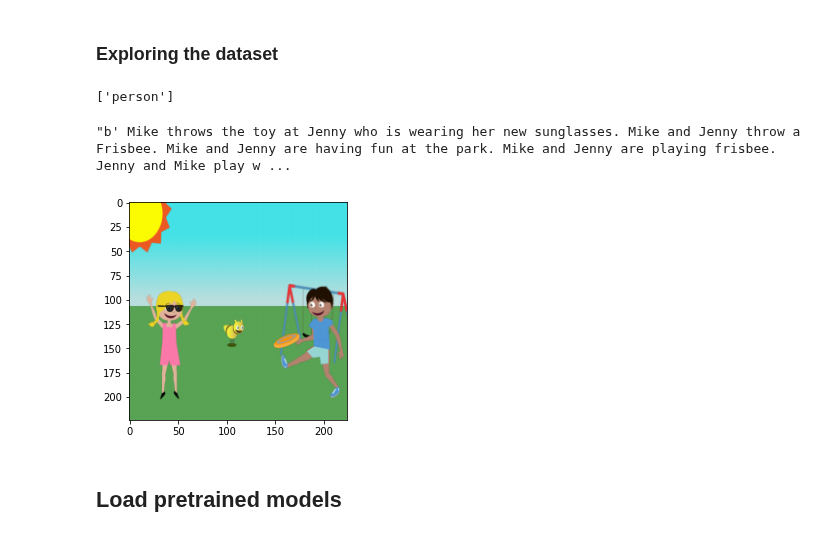
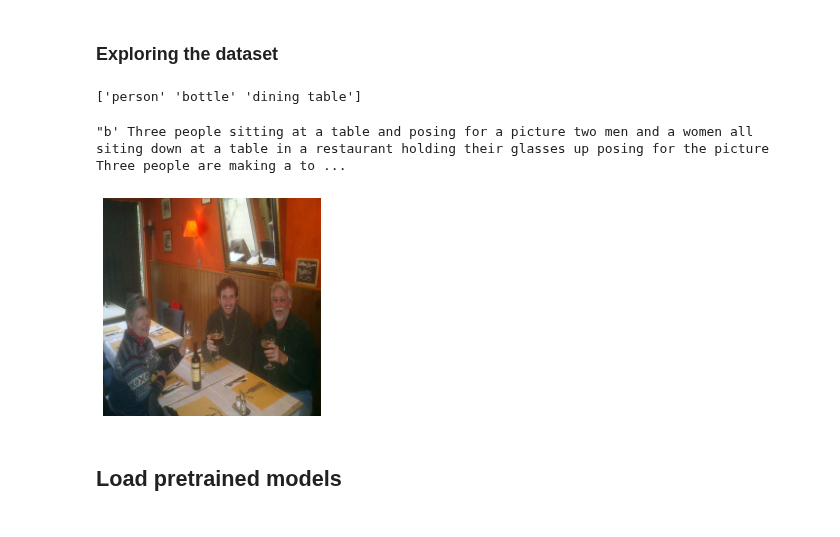
Before and after one commit to Yogesh7920/Pascal-VOC, a Jupyter notebook: Task_2.ipynb, the cells around one changed output. Cells and saved outputs as stored; diff of their text form; code cells hidden in the pictures.

```diff
--- a/Task_2.ipynb
+++ b/Task_2.ipynb
@@ -99,8 +97,8 @@ def resize_images(dataset):
 if not get_resized_images:
     pascal_images = resize_images(pascal_images)
     abstract_images = resize_images(abstract_images)
-    np.save(data_path + 'abstract_images_resized.npy', abstract_images_resized)
-    np.save(data_path + 'pascal_images_resized.npy', pascal_images_resized)
+    np.save(data_path + 'abstract_images_resized.npy', abstract_images)
+    np.save(data_path + 'pascal_images_resized.npy', pascal_images)
 # %% [markdown]
 ## Functions necessary for model building
 # %%
@@ -281,16 +285,17 @@ df
 # %%
 index = np.random.randint(0, TRAIN_SIZE)
 for x, y in zip(misc_train_dataset.skip(index).take(1), train_dataset.unbatch().skip(index).take(1)):
     image = np.clip(x[0]/255., 0, 1)
     idxs = y[1]
     annots = y[0]['text_model_input']
 plt.imshow(image)
+plt.axis('off')
 print(labels[idxs.numpy() == 1])
 str(annots.numpy())
 # %% [output]
-['person']
+['person' 'bottle' 'dining table']
-"b' Mike throws the toy at Jenny who is wearing her new sunglasses. Mike and Jenny throw a Frisbee. Mike and Jenny are having fun at the park. Mike and Jenny are playing frisbee. Jenny and Mike play w ...
+"b' Three people sitting at a table and posing for a picture two men and a women all siting down at a table in a restaurant holding their glasses up posing for the picture Three people are making a to ...
-[figure, old version]
+[figure, new version]
 # %% [markdown]
 ## Load pretrained models
 # %% [markdown]
```
Also changed, not shown: parts of 16 cells of this notebook.
